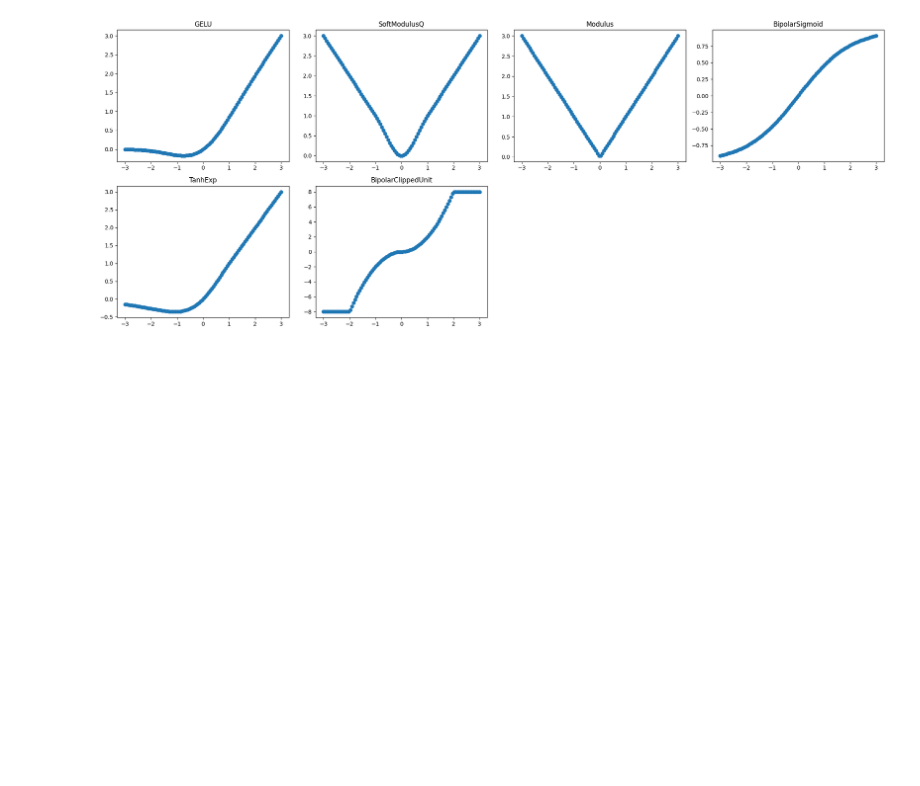
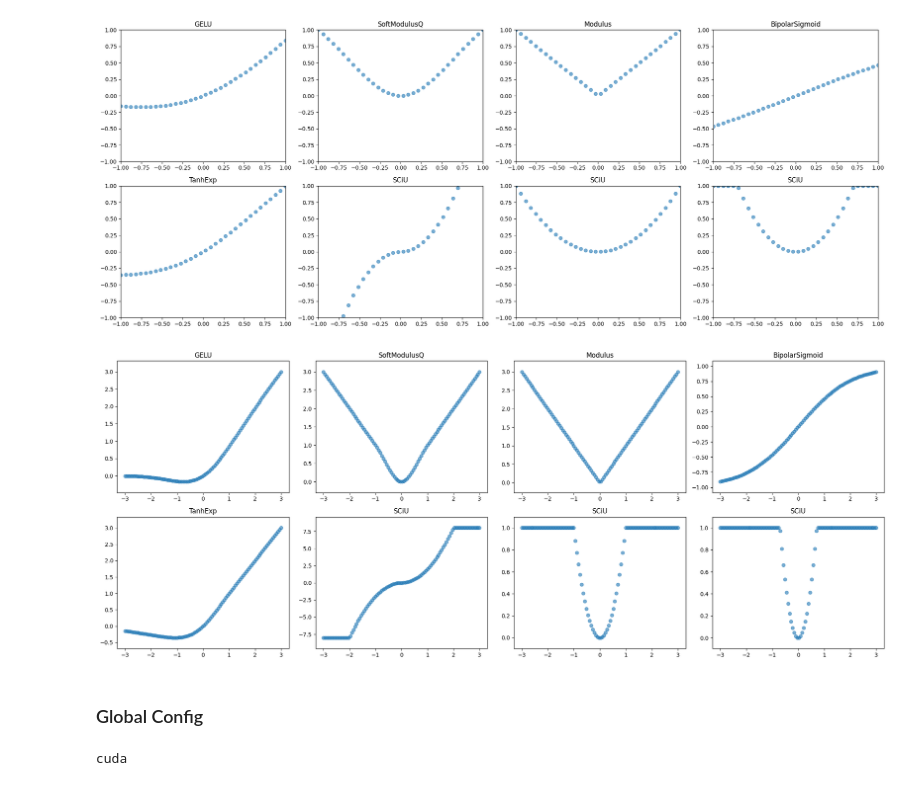
Before and after one commit to yeeca0101/experiments, a Jupyter notebook: dev_lab.ipynb, the cells around one changed output. Saved outputs shown, nothing was run; the diff lists cells and outputs as text; code cells hidden in the pictures; blank space fills up the shorter version.

```diff
--- a/dev_lab.ipynb
+++ b/dev_lab.ipynb
@@ -22,0 +14,14 @@ acts
+# %%
+# ./activation/acts.py
+acts = get_activations(return_type='dict')
+acts.update({
+    'SCiU_square':SCiU(pos_multiplier=1,
+                        neg_multiplier=1,
+                        clip_max=1,
+                        clip_min=-1),
+    'SCiU_squarev2':SCiU(pos_multiplier=2,
+                        neg_multiplier=2,
+                        clip_max=1,
+                        clip_min=-1),
+})
+acts
@@ -23,7 +37,24 @@ acts
 # %%
 # visualize activation functions
 x = torch.linspace(-3, 3, 100)
 
+vis_activations(acts.values(), x, cols=4,xlim=[-1,1],ylim=[-1,1])
 vis_activations(acts.values(), x, cols=4)
 # %% [output]
-[figure, old version]
+[figure, new version]
+[figure, added]
+# %% [markdown]
+### Global Config
+# %%
+#
+num_epochs = 20
+learning_rate = 0.001
+criterion=nn.CrossEntropyLoss()
+optimizer=optim.AdamW
+optimizer_kwargs= {'lr':learning_rate}
+#
+experiments_dir='./results'
+device = torch.device('cuda' if torch.cuda.is_available() else 'cpu')
+print(device)
+# %% [output]
+cuda
```
Also changed, not shown: parts of 13 cells of this notebook, 7 other files.
